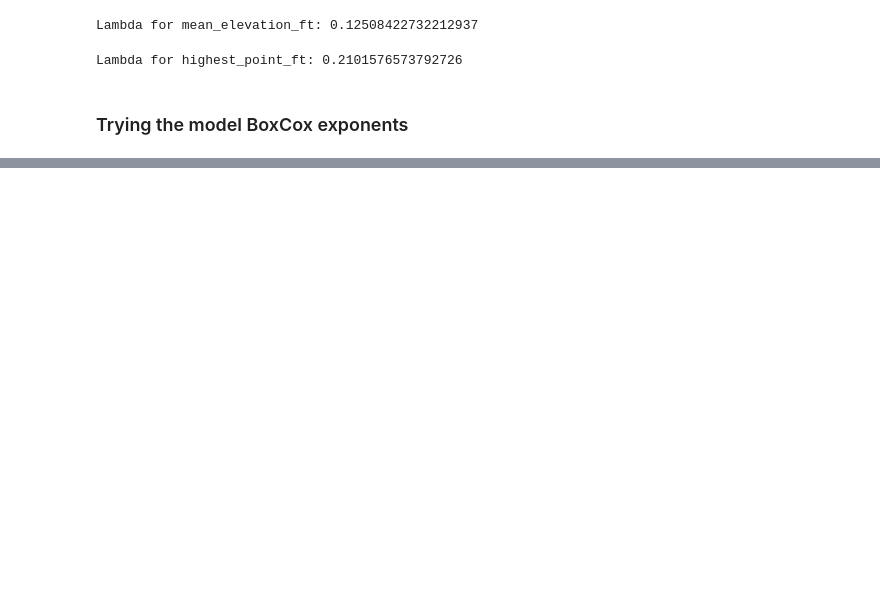
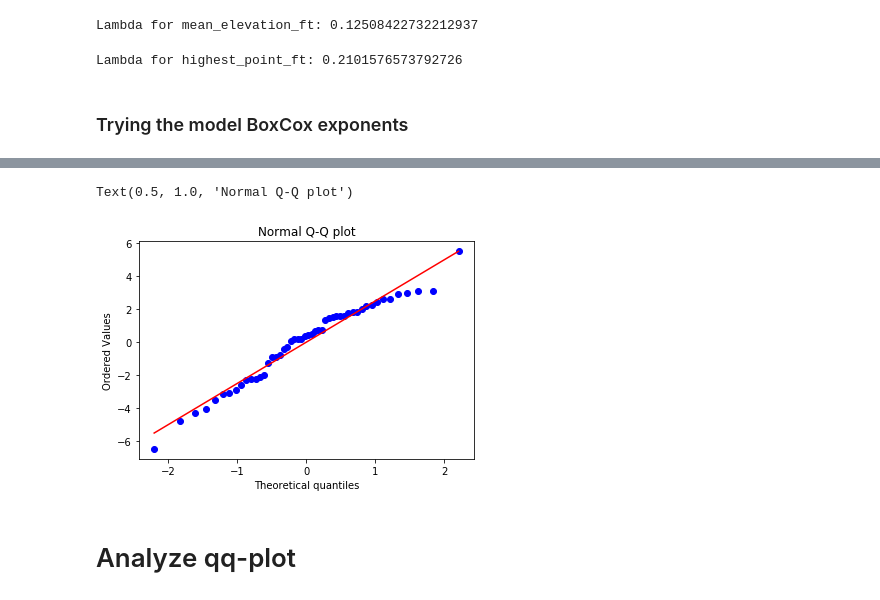
Before and after one commit to danielwilentz/Climate-Topography-vs.-Happiness, a Jupyter notebook: feature_engineering.ipynb, the cells around one changed output, grey strips where cells are left out. Drawn from its saved outputs; the diff is of its cells as text; code cells hidden in the pictures; blank space fills up the shorter version.

```diff
--- a/feature_engineering.ipynb
+++ b/feature_engineering.ipynb
@@ -277,0 +299,10 @@ strong multicollinearity or other numerical problems.
+# %%
+res = smaller_df['happiness_avg'] - smaller_df.feature_eng_predict
+
+stats.probplot(res, dist="norm", plot=plt)
+plt.title("Normal Q-Q plot")
+# %% [output]
+Text(0.5, 1.0, 'Normal Q-Q plot')
+[figure, added]
+# %% [markdown]
+# Analyze qq-plot
```
Also changed, not shown: parts of 9 cells of this notebook, 3 other files.
